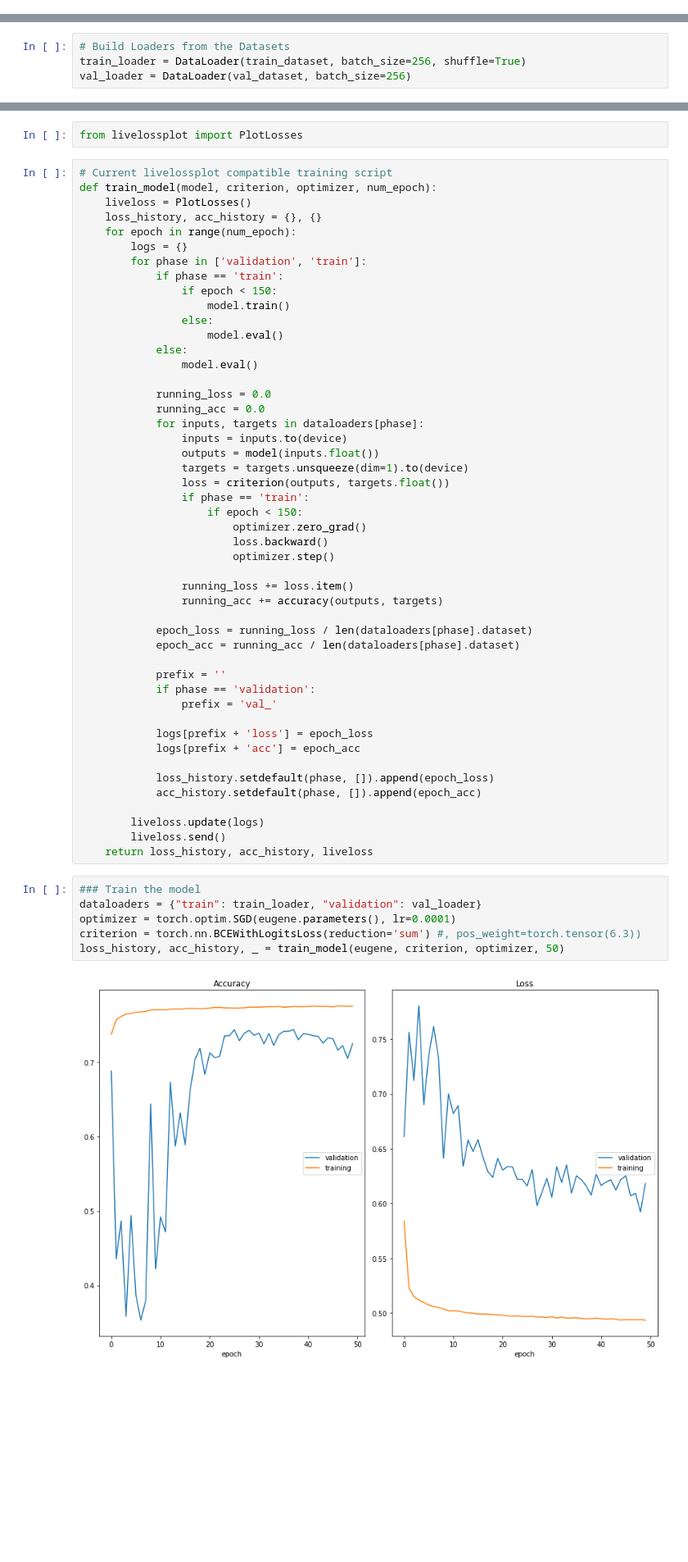
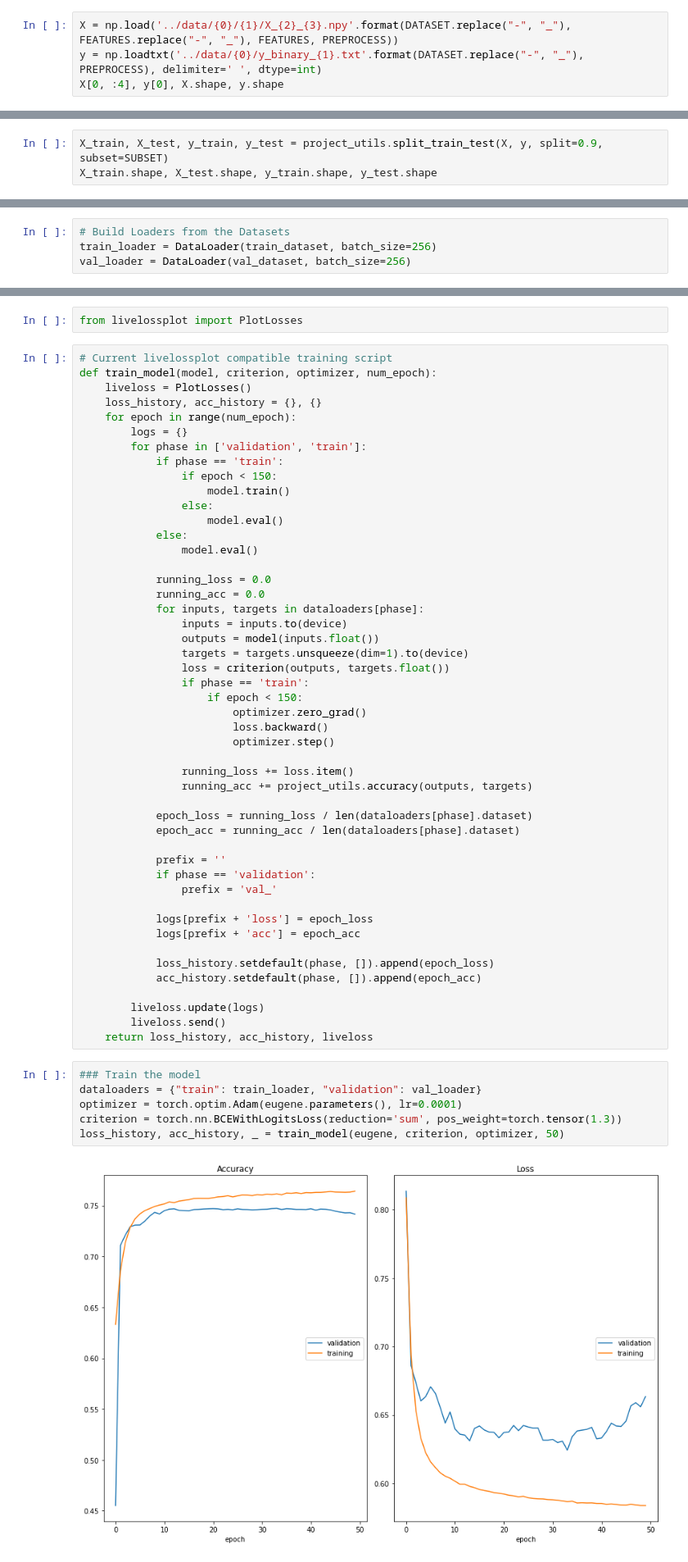
Before and after one commit to ML4GLand/EUGENe, a Jupyter notebook: NN/CNN_Classification.ipynb, the cells around one changed output, grey strips where cells are left out. Shown at 82% size. Cells and saved outputs as stored; diff of their text form; blank space fills up the shorter version.

Commit message:
overhauling data preprocessing workflow to streamline downstream use

```diff
--- a/NN/CNN_Classification.ipynb
+++ b/NN/CNN_Classification.ipynb
@@ -56,0 +48,4 @@ np.unique(X[:,-1], return_counts=True)
+# %%
+X = np.load('../data/{0}/{1}/X_{2}_{3}.npy'.format(DATASET.replace("-", "_"), FEATURES.replace("-", "_"), FEATURES, PREPROCESS))
+y = np.loadtxt('../data/{0}/y_binary_{1}.txt'.format(DATASET.replace("-", "_"), PREPROCESS), delimiter=' ', dtype=int)
+X[0, :4], y[0], X.shape, y.shape
@@ -83,0 +64,3 @@ X_train.shape, X_test.shape, y_train.shape, y_test.shape
+# %%
+X_train, X_test, y_train, y_test = project_utils.split_train_test(X, y, split=0.9, subset=SUBSET)
+X_train.shape, X_test.shape, y_train.shape, y_test.shape
@@ -155,7 +114,7 @@ train_dataset = TensorDataset(torch.from_numpy(X_train), torch.from_numpy(y_trai
 val_dataset = TensorDataset(torch.from_numpy(X_test), torch.from_numpy(y_test))
 # %%
 # Build Loaders from the Datasets
-train_loader = DataLoader(train_dataset, batch_size=256, shuffle=True)
+train_loader = DataLoader(train_dataset, batch_size=256)
 val_loader = DataLoader(val_dataset, batch_size=256)
 # %%
 # Check dims of loaders for correctness
@@ -196,7 +157,7 @@ def train_model(model, criterion, optimizer, num_epoch):
                         optimizer.step()
 
                 running_loss += loss.item()
-                running_acc += accuracy(outputs, targets)
+                running_acc += project_utils.accuracy(outputs, targets)
 
             epoch_loss = running_loss / len(dataloaders[phase].dataset)
             epoch_acc = running_acc / len(dataloaders[phase].dataset)
@@ -217,9 +178,9 @@ def train_model(model, criterion, optimizer, num_epoch):
 # %%
 ### Train the model
 dataloaders = {"train": train_loader, "validation": val_loader}
-optimizer = torch.optim.SGD(eugene.parameters(), lr=0.0001)
-criterion = torch.nn.BCEWithLogitsLoss(reduction='sum') #, pos_weight=torch.tensor(6.3))
+optimizer = torch.optim.Adam(eugene.parameters(), lr=0.0001)
+criterion = torch.nn.BCEWithLogitsLoss(reduction='sum', pos_weight=torch.tensor(1.3))
 loss_history, acc_history, _ = train_model(eugene, criterion, optimizer, 50)
 # %% [output]
-[figure, old version]
+[figure, new version]
 Accuracy
```
Also changed, not shown: parts of 66 cells of this notebook, 8 other files.
